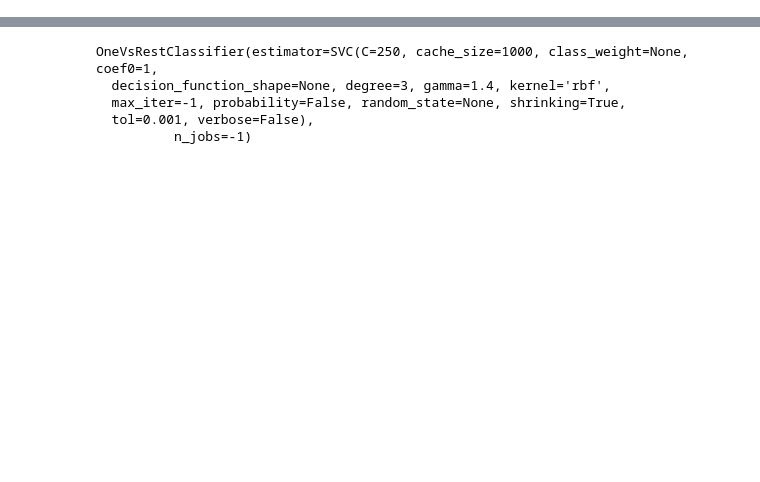
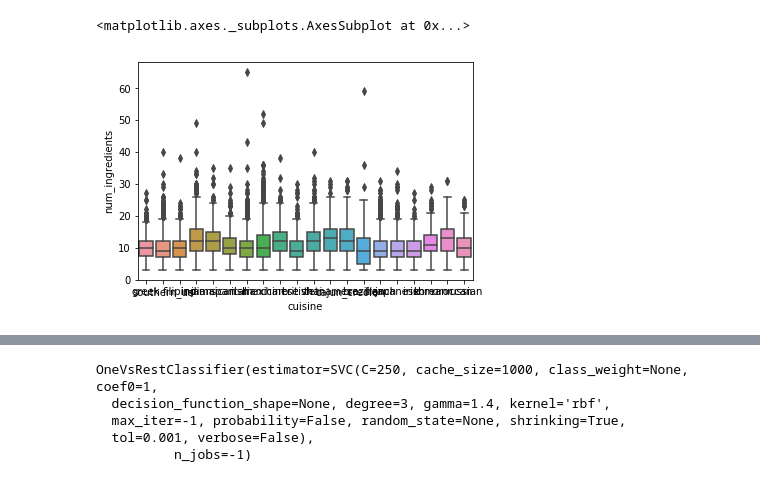
Before and after one commit to Jsoyeon/OSSP_JSY, a Jupyter notebook: ossp_jsy.ipynb, the cells around one changed output, grey strips where cells are left out. Saved outputs shown, nothing was run; the diff lists cells and outputs as text; code cells hidden in the pictures; blank space fills up the shorter version.

```diff
--- a/ossp_jsy.ipynb
+++ b/ossp_jsy.ipynb
@@ -43,3 +80,8 @@ train = train[train['num_ingredients'] > 2]
+# %%
+sns.boxplot(y="num_ingredients", x="cuisine", data=train)
+# %% [output]
+<matplotlib.axes._subplots.AxesSubplot at 0x...>
+[figure, added]
 # %%
 lemmatizer = WordNetLemmatizer()
 def preprocess(ingredients):
```
Also changed, not shown: parts of 17 cells of this notebook.
